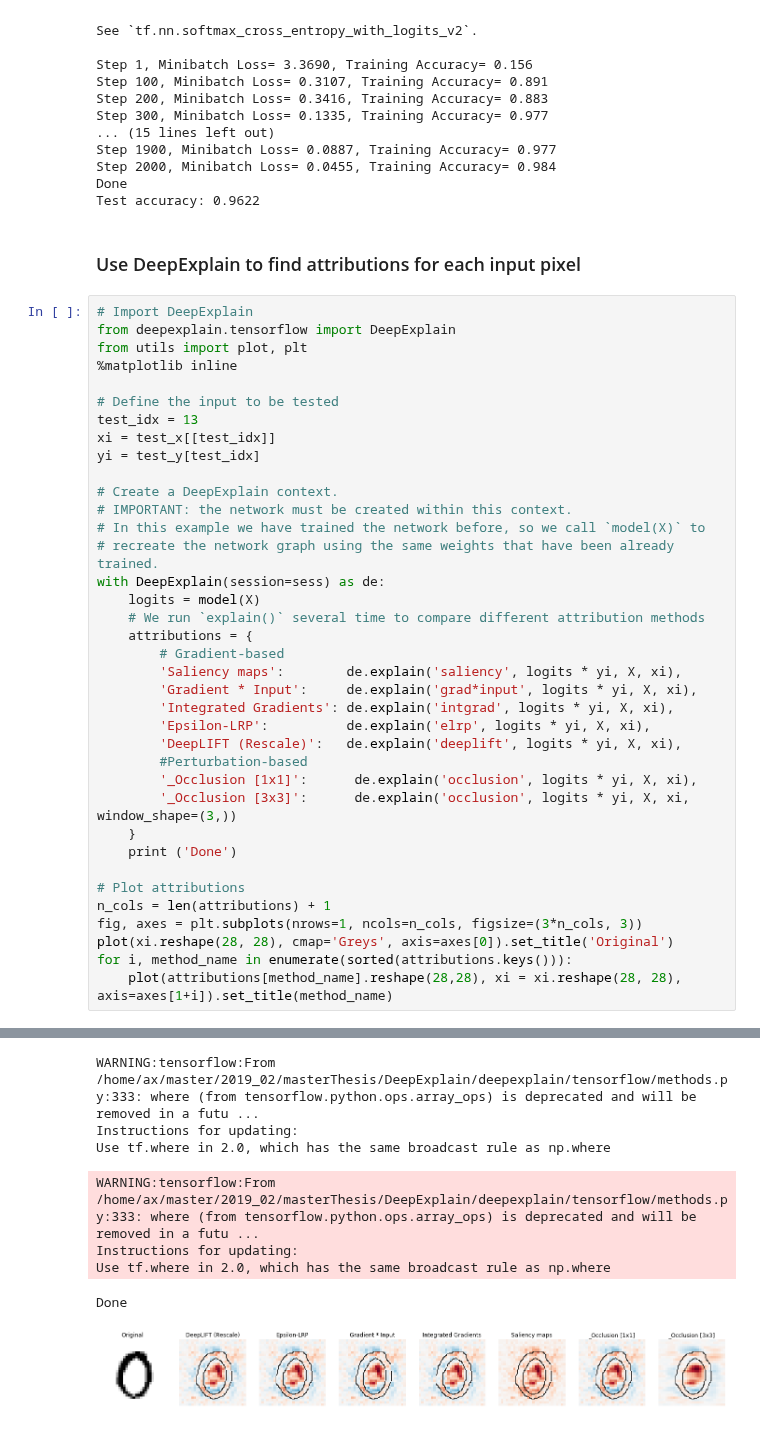
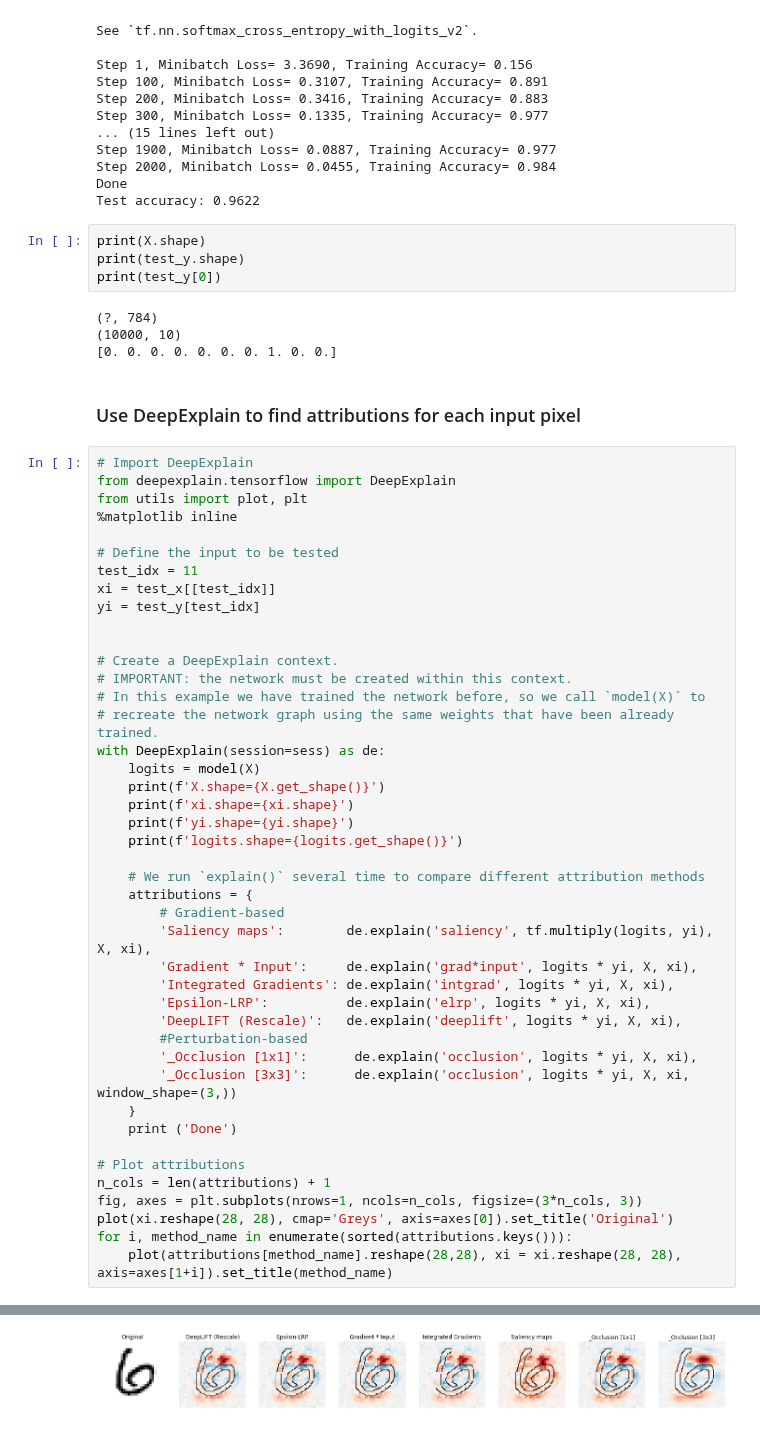
Before and after one commit to alexus37/MasterThesisCode, a Jupyter notebook: examples/mnist_tensorflow.ipynb, the cells around one changed output, grey strips where cells are left out. Saved outputs shown, nothing was run; the diff lists cells and outputs as text.

```diff
--- a/examples/mnist_tensorflow.ipynb
+++ b/examples/mnist_tensorflow.ipynb
@@ -132,6 +132,14 @@ Step 1900, Minibatch Loss= 0.0887, Training Accuracy= 0.977
 Step 2000, Minibatch Loss= 0.0455, Training Accuracy= 0.984
 Done
 Test accuracy: 0.9622
+# %%
+print(X.shape)
+print(test_y.shape)
+print(test_y[0])
+# %% [output]
+(?, 784)
+(10000, 10)
+[0. 0. 0. 0. 0. 0. 0. 1. 0. 0.]
 # %% [markdown]
 ### Use DeepExplain to find attributions for each input pixel
 # %%
@@ -141,9 +149,10 @@ from utils import plot, plt
 %matplotlib inline
 
 # Define the input to be tested
-test_idx = 13
+test_idx = 11
 xi = test_x[[test_idx]]
 yi = test_y[test_idx]
+
 
 # Create a DeepExplain context.
 # IMPORTANT: the network must be created within this context.
@@ -151,10 +160,15 @@ yi = test_y[test_idx]
 # recreate the network graph using the same weights that have been already trained.
 with DeepExplain(session=sess) as de:
     logits = model(X)
+    print(f'X.shape={X.get_shape()}')
+    print(f'xi.shape={xi.shape}')
+    print(f'yi.shape={yi.shape}')
+    print(f'logits.shape={logits.get_shape()}')
+
     # We run `explain()` several time to compare different attribution methods
     attributions = {
         # Gradient-based
-        'Saliency maps':        de.explain('saliency', logits * yi, X, xi),
+        'Saliency maps':        de.explain('saliency', tf.multiply(logits, yi), X, xi),
         'Gradient * Input':     de.explain('grad*input', logits * yi, X, xi),
         'Integrated Gradients': de.explain('intgrad', logits * yi, X, xi),
         'Epsilon-LRP':          de.explain('elrp', logits * yi, X, xi),
@@ -179,8 +194 @@ WARNING:tensorflow:From /home/ax/master/2019_02/masterThesis/DeepExplain/deepexp
-WARNING:tensorflow:From /home/ax/master/2019_02/masterThesis/DeepExplain/deepexplain/tensorflow/methods.py:333: where (from tensorflow.python.ops.array_ops) is deprecated and will be removed in a futu ...
-Instructions for updating:
-Use tf.where in 2.0, which has the same broadcast rule as np.where
-WARNING:tensorflow:From /home/ax/master/2019_02/masterThesis/DeepExplain/deepexplain/tensorflow/methods.py:333: where (from tensorflow.python.ops.array_ops) is deprecated and will be removed in a futu ...
-Instructions for updating:
-Use tf.where in 2.0, which has the same broadcast rule as np.where
-Done
-[figure, old version]
+[figure, new version]
```
Also changed, not shown: parts of 1 cell of this notebook.
